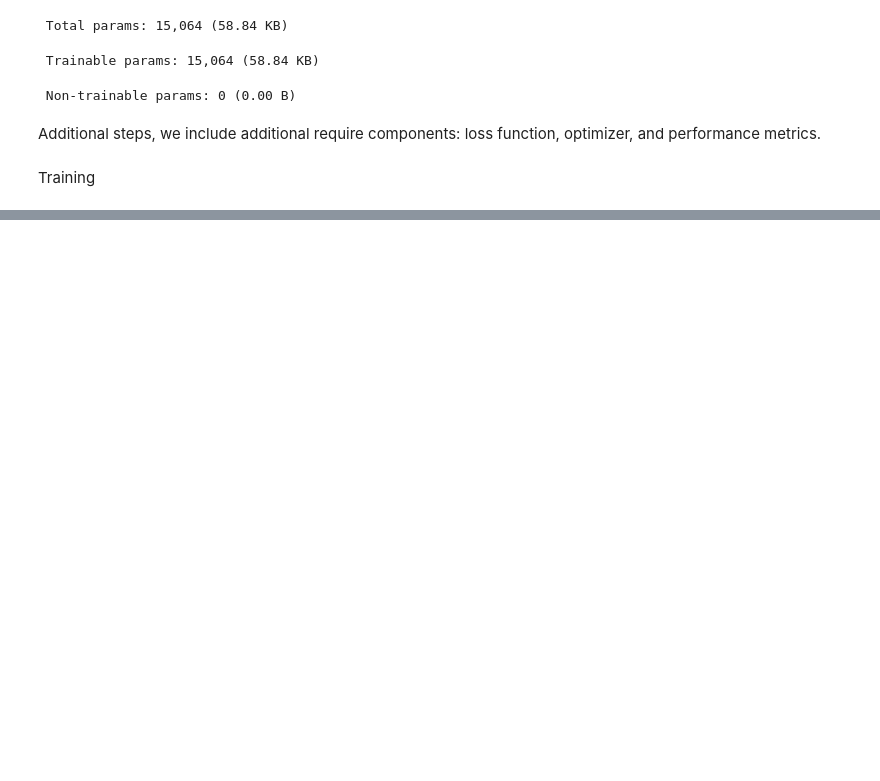
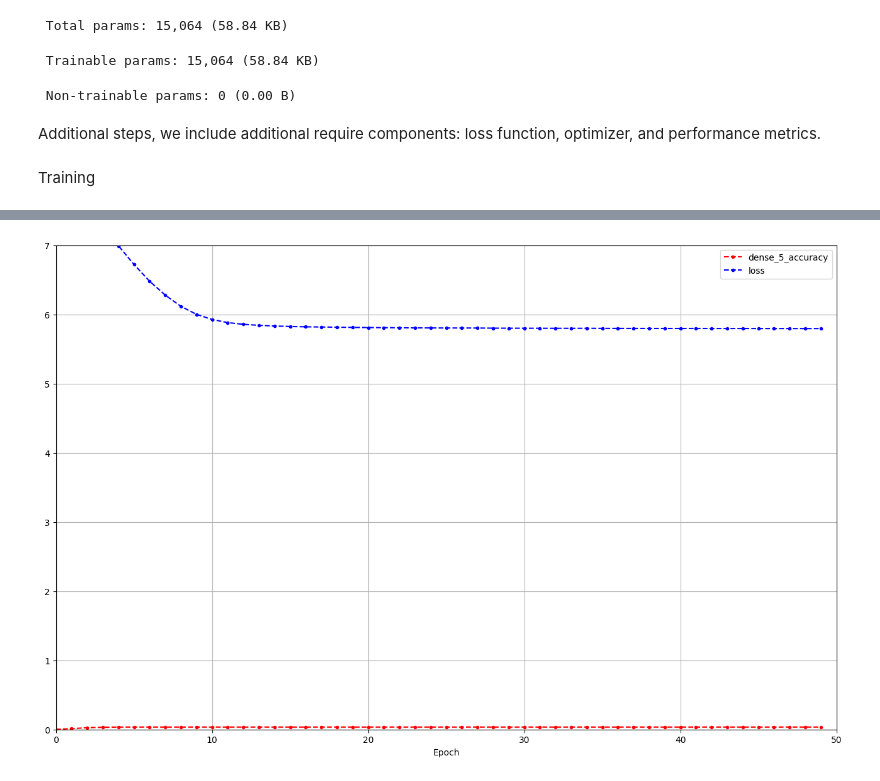
Before and after one commit to gatorduck/Creating_Custom_Decoder_Transformer, a Jupyter notebook: src/healthcare_transformer.ipynb, the cells around one changed output, grey strips where cells are left out. Cells and saved outputs as stored; diff of their text form; code cells hidden in the pictures; blank space fills up the shorter version.

```diff
--- a/src/healthcare_transformer.ipynb
+++ b/src/healthcare_transformer.ipynb
@@ -283,4 +335,12 @@ Epoch 25/25
 <keras.src.callbacks.history.History at 0x...>
+# %%
+
+pd.DataFrame(model.history.history).plot(
+    figsize=(16, 10), xlim=[0, 50], ylim=[0, 7], grid=True, xlabel="Epoch",
+    style=["r--.", "b--.", "b-", "b-"])
+plt.show()
+# %% [output]
+[figure, added]
 # %%
 import matplotlib.pyplot as plt
 
```
Also changed, not shown: parts of 21 cells of this notebook, 2 other files.
